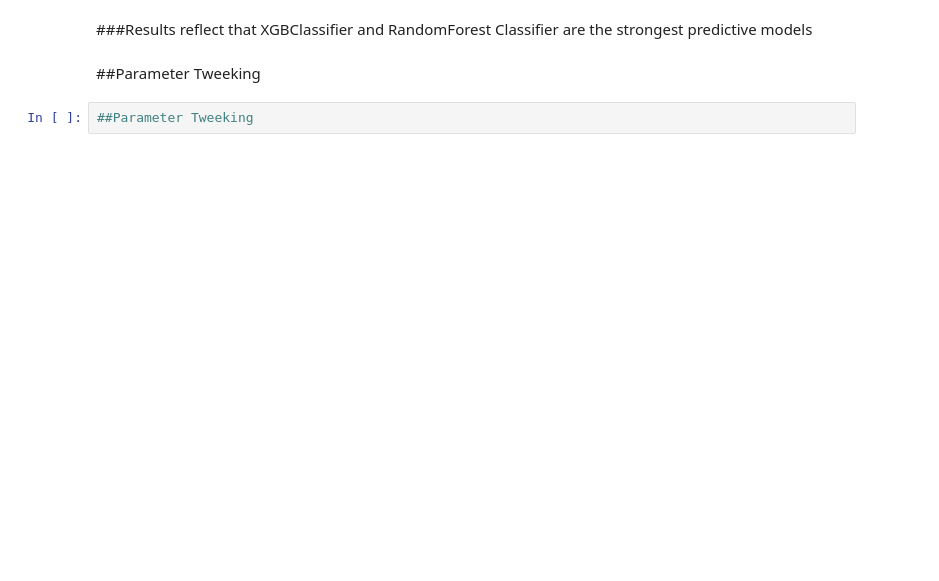
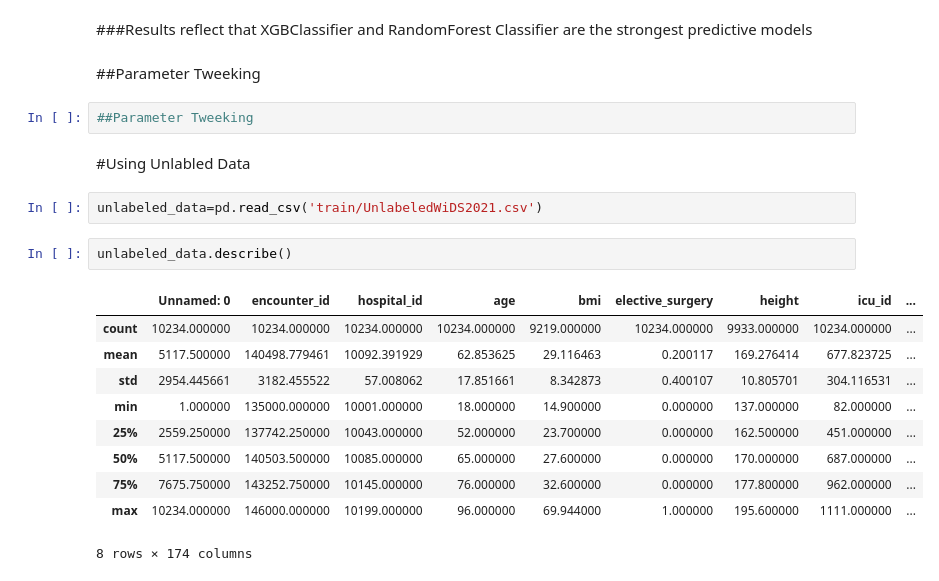
Before and after one commit to K-Hebel/WiDS_Chi, a Jupyter notebook: Model_WiDS.ipynb, the cells around one changed output. Cells and saved outputs as stored; diff of their text form; blank space fills up the shorter version.

```diff
--- a/Model_WiDS.ipynb
+++ b/Model_WiDS.ipynb
@@ -361,3 +337,20 @@ model_4.score(X_b_train,y_b_train)
 ##Parameter Tweeking
 # %%
 ##Parameter Tweeking
+# %% [markdown]
+#Using Unlabled Data
+# %%
+unlabeled_data=pd.read_csv('train/UnlabeledWiDS2021.csv')
+# %%
+unlabeled_data.describe()
+# %% [output]
+|  | Unnamed: 0 | encounter_id | hospital_id | age | bmi | elective_surgery | height | icu_id | ... |
+| count | 10234.000000 | 10234.000000 | 10234.000000 | 10234.000000 | 9219.000000 | 10234.000000 | 9933.000000 | 10234.000000 | ... |
+| mean | 5117.500000 | 140498.779461 | 10092.391929 | 62.853625 | 29.116463 | 0.200117 | 169.276414 | 677.823725 | ... |
+| std | 2954.445661 | 3182.455522 | 57.008062 | 17.851661 | 8.342873 | 0.400107 | 10.805701 | 304.116531 | ... |
+| min | 1.000000 | 135000.000000 | 10001.000000 | 18.000000 | 14.900000 | 0.000000 | 137.000000 | 82.000000 | ... |
+| 25% | 2559.250000 | 137742.250000 | 10043.000000 | 52.000000 | 23.700000 | 0.000000 | 162.500000 | 451.000000 | ... |
+| 50% | 5117.500000 | 140503.500000 | 10085.000000 | 65.000000 | 27.600000 | 0.000000 | 170.000000 | 687.000000 | ... |
+| 75% | 7675.750000 | 143252.750000 | 10145.000000 | 76.000000 | 32.600000 | 0.000000 | 177.800000 | 962.000000 | ... |
+| max | 10234.000000 | 146000.000000 | 10199.000000 | 96.000000 | 69.944000 | 1.000000 | 195.600000 | 1111.000000 | ... |
+8 rows × 174 columns
```
Also changed, not shown: parts of 31 cells of this notebook.
